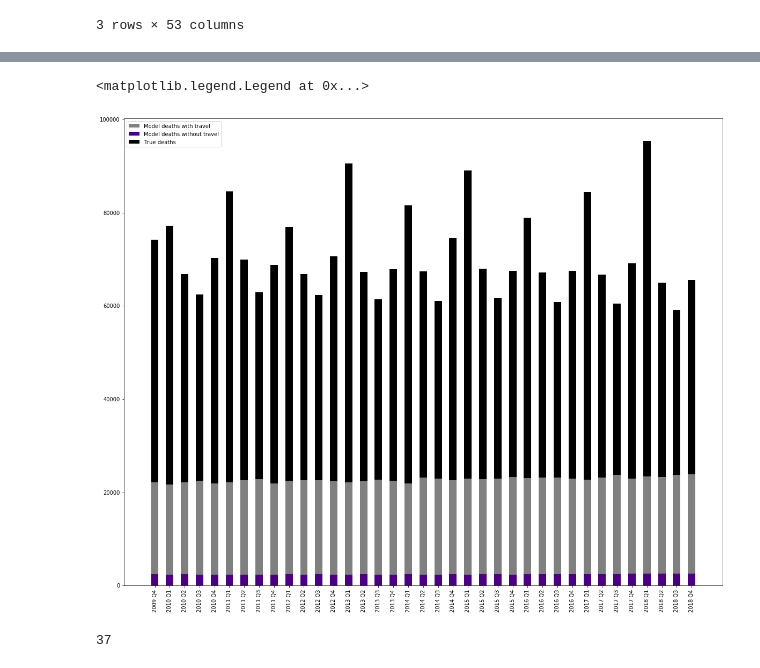
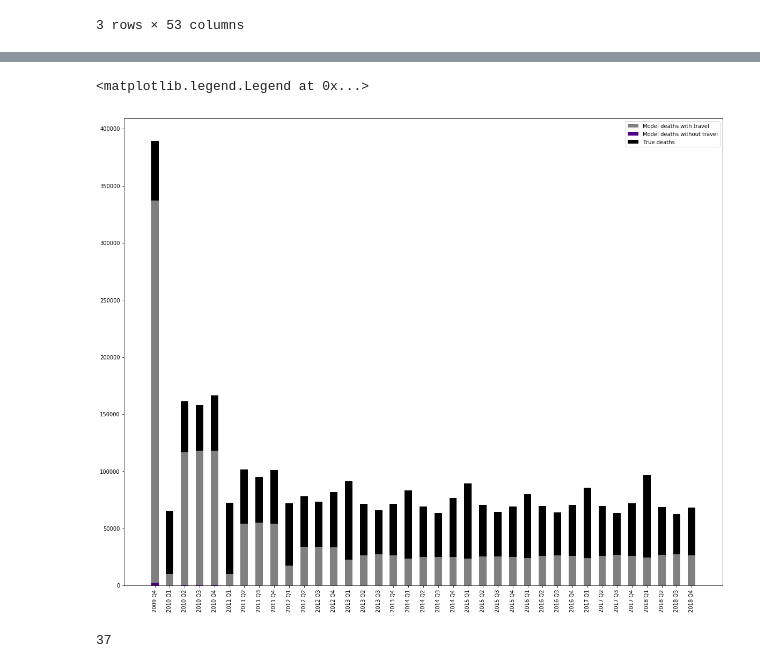
Before and after one commit to klepikhina/CSCI5352-AirTravelInfluenza, a Jupyter notebook: Code/deaths_histogram.ipynb, the cells around one changed output, grey strips where cells are left out. Drawn from its saved outputs; the diff is of its cells as text; code cells hidden in the pictures.

Commit message:
updated the no air travel simulation

```diff
--- a/Code/deaths_histogram.ipynb
+++ b/Code/deaths_histogram.ipynb
@@ -16,14 +16,17 @@ state_abbr = ['AK', 'AL', 'AZ', 'AR', 'CA',
              ]
 # %%
 deaths_true = pd.read_csv('../Data/Clean/deaths_NCHS_processed.csv')
-deaths_no_travel = pd.read_csv('deceased_df_no_air_travel.csv', names=['unnamed', 'Year', 'Quarter']+state_abbr)[1:]
-deaths_travel = pd.read_csv('deceased_df_real_data.csv', names=['unnamed', 'Year', 'Quarter']+state_abbr)[1:]
-deaths_travel_2 = pd.read_csv('deceased_df_real_data_2.csv', names=['unnamed', 'Year', 'Quarter']+state_abbr)[1:]
+# deaths_no_travel = pd.read_csv('deceased_df_no_air_travel.csv', names=['unnamed', 'Year', 'Quarter']+state_abbr)[1:]
+# deaths_travel = pd.read_csv('deceased_df_real_data.csv', names=['unnamed', 'Year', 'Quarter']+state_abbr)[1:]
+# deaths_travel_2 = pd.read_csv('deceased_df_real_data_2.csv', names=['unnamed', 'Year', 'Quarter']+state_abbr)[1:]
+deaths_no_travel = pd.read_csv('deceased_df_no_travel_real_data_3.csv', names=['unnamed', 'Year', 'Quarter']+state_abbr)[1:]
+deaths_travel_3 = pd.read_csv('deceased_df_real_data_3.csv', names=['unnamed', 'Year', 'Quarter']+state_abbr)[1:]
 # %%
-deaths_true.drop('Week', axis=1, inplace=True)
+# deaths_true.drop('Week', axis=1, inplace=True)
 deaths_no_travel.drop('unnamed', axis=1, inplace=True)
-deaths_travel.drop('unnamed', axis=1, inplace=True)
-deaths_travel_2.drop('unnamed', axis=1, inplace=True)
+# deaths_travel.drop('unnamed', axis=1, inplace=True)
+# deaths_travel_2.drop('unnamed', axis=1, inplace=True)
+deaths_travel_3.drop('unnamed', axis=1, inplace=True)
 # %%
 deaths_true.head(3)
 # %% [output]
@@ -89,3 +92,4 @@ deaths_travel.head(3)
 3 rows × 53 columns
 # %%
 deaths_travel_2['total_deaths'] = deaths_travel_2.drop(['Year', 'Quarter'], axis=1).sum(axis=1)
+deaths_travel_3['total_deaths'] = deaths_travel_3.drop(['Year', 'Quarter'], axis=1).sum(axis=1)
@@ -113,30 +117,30 @@ deaths_travel_2
 # %%
 plt.figure(figsize=[20,16])
 ind = np.arange(37)
 width = 0.5
-p1 = plt.bar(ind, deaths_travel_2['total_deaths'], width,
+p1 = plt.bar(ind, deaths_travel_3['total_deaths'], width,
              bottom=deaths_no_travel['total_deaths'], color='grey')
 p2 = plt.bar(ind, deaths_no_travel['total_deaths'], width, color='indigo')
 #              bottom=menMeans, yerr=womenStd)
 p3 = plt.bar(ind, grouped['DeathsFromPneumoniaAndInfluenza'][:-1], width,
-             bottom=deaths_travel_2['total_deaths'], color='black')
+             bottom=deaths_travel_3['total_deaths'], color='black')
 
 plt.xticks(ind, ('2009 Q4',
                 '2010 Q1', '2010 Q2', '2010 Q3', '2010 Q4',
                 '2011 Q1', '2011 Q2', '2011 Q3', '2011 Q4',
                 '2012 Q1', '2012 Q2', '2012 Q3', '2012 Q4',
                 '2013 Q1', '2013 Q2', '2013 Q3', '2013 Q4',
                 '2014 Q1', '2014 Q2', '2014 Q3', '2014 Q4',
                 '2015 Q1', '2015 Q2', '2015 Q3', '2015 Q4',
                 '2016 Q1', '2016 Q2', '2016 Q3', '2016 Q4',
                 '2017 Q1', '2017 Q2', '2017 Q3', '2017 Q4',
                 '2018 Q1', '2018 Q2', '2018 Q3', '2018 Q4'), rotation=90)
 # plt.yticks(np.arange(0, 81, 10))
 # plt.xticks(rotation=70)
 plt.legend((p1[0], p2[0], p3[0]), ('Model deaths with travel', 'Model deaths without travel', 'True deaths'))
 # %% [output]
 <matplotlib.legend.Legend at 0x...>
-[figure, old version]
+[figure, new version]
 # %%
 len(grouped['DeathsFromPneumoniaAndInfluenza'][:-1])
 # %% [output]
```
Also changed, not shown: parts of 6 cells of this notebook, 5 other files.
